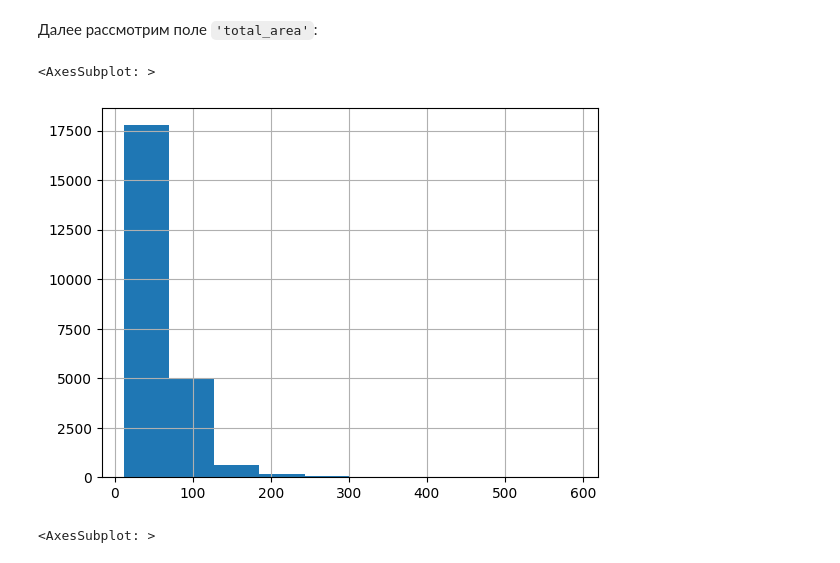
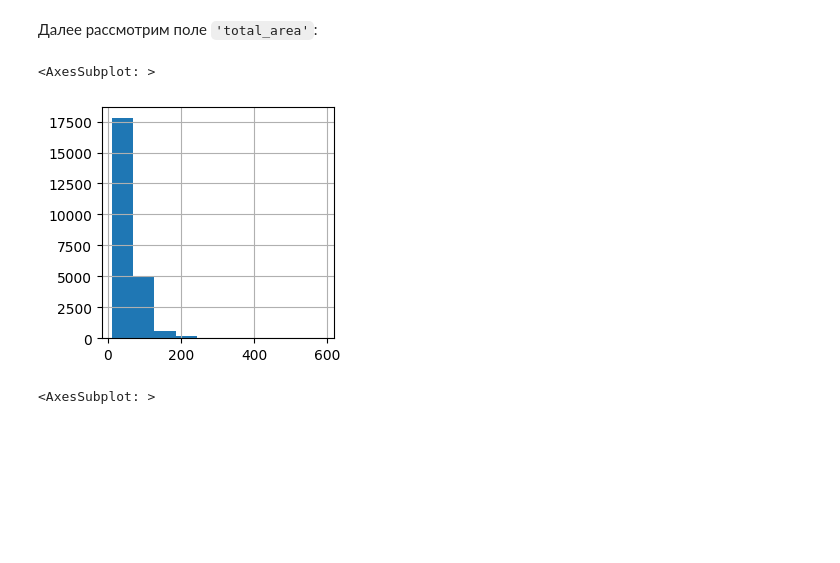
Before and after one commit to Shurick-G/practicum, a Jupyter notebook: data_exploratory_analysis/d83ccfb7-2536-4a1f-b3bd-c84b51cb1ccb.ipynb, the cells around one changed output. Saved outputs shown, nothing was run; the diff lists cells and outputs as text; code cells hidden in the pictures; blank space fills up the shorter version.

```diff
--- a/data_exploratory_analysis/d83ccfb7-2536-4a1f-b3bd-c84b51cb1ccb.ipynb
+++ b/data_exploratory_analysis/d83ccfb7-2536-4a1f-b3bd-c84b51cb1ccb.ipynb
@@ -47,0 +73,2 @@ array([[<AxesSubplot: title={'center': 'total_images'}>,
+# %%
+df['is_it_piter'] = df['locality_name'].map(lambda x: 1 if x == 'Санкт-Петербург' else 0)
@@ -161,13 +192,15 @@ df[df['last_price'] > 100000000]['last_price'].count() / df['last_price'].count(
 0.15 % – Думаю такие объекты можно исключить из анализа, т.к. их число не велико, но они могут сильно исказить результаты:
 # %%
 df = df[df['last_price'] < 100000000]
+# %%
+df['last_price_mlns']  = df['last_price'] / 1000000
 # %% [markdown]
 Далее рассмотрим поле `'total_area'`:
 # %%
-df['total_area'].hist()
+df['total_area'].hist(figsize=(3, 3))
 # %% [output]
 <AxesSubplot: >
-[figure, old version]
+[figure, new version]
 # %%
 df.boxplot('total_area')
 # %% [output]
```
Also changed, not shown: parts of 131 cells of this notebook.
